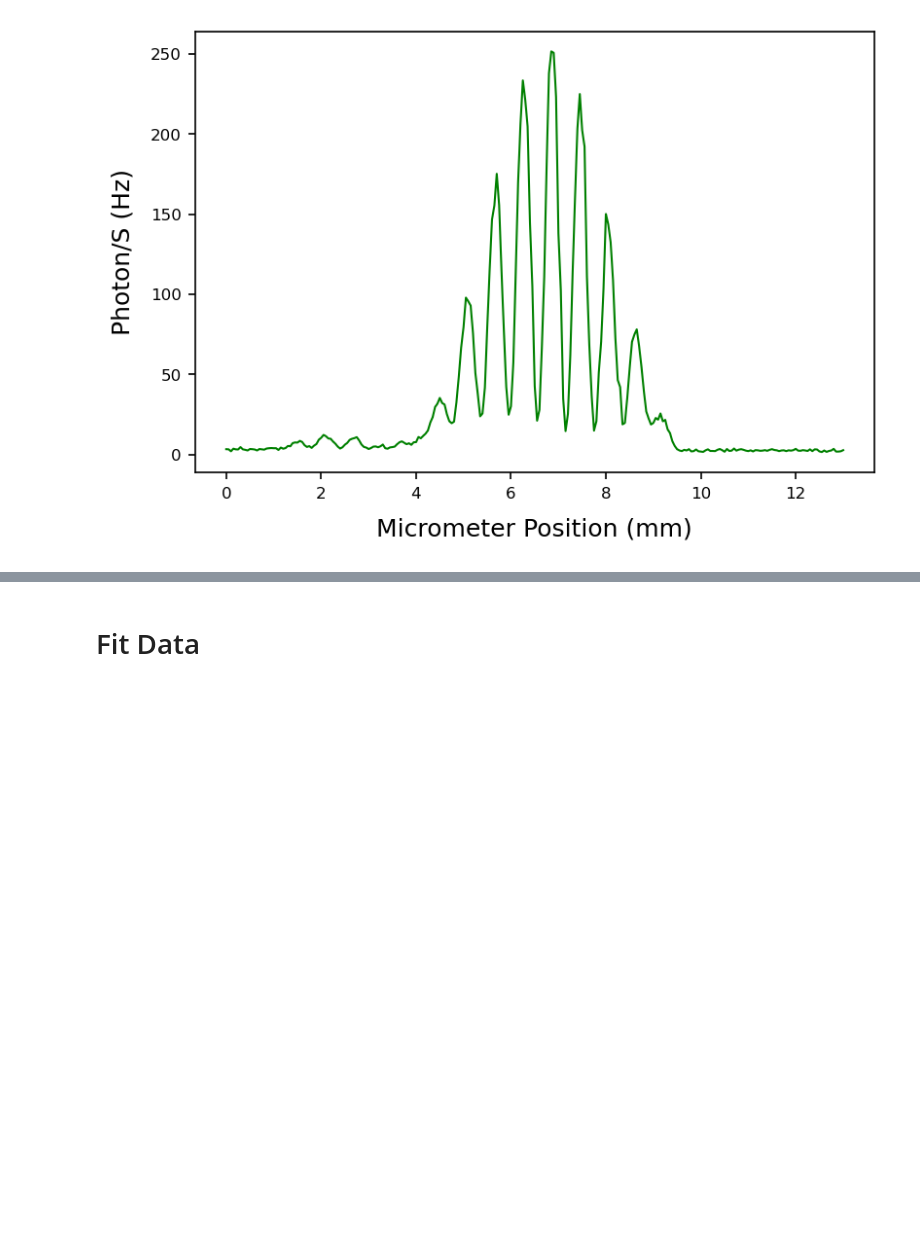
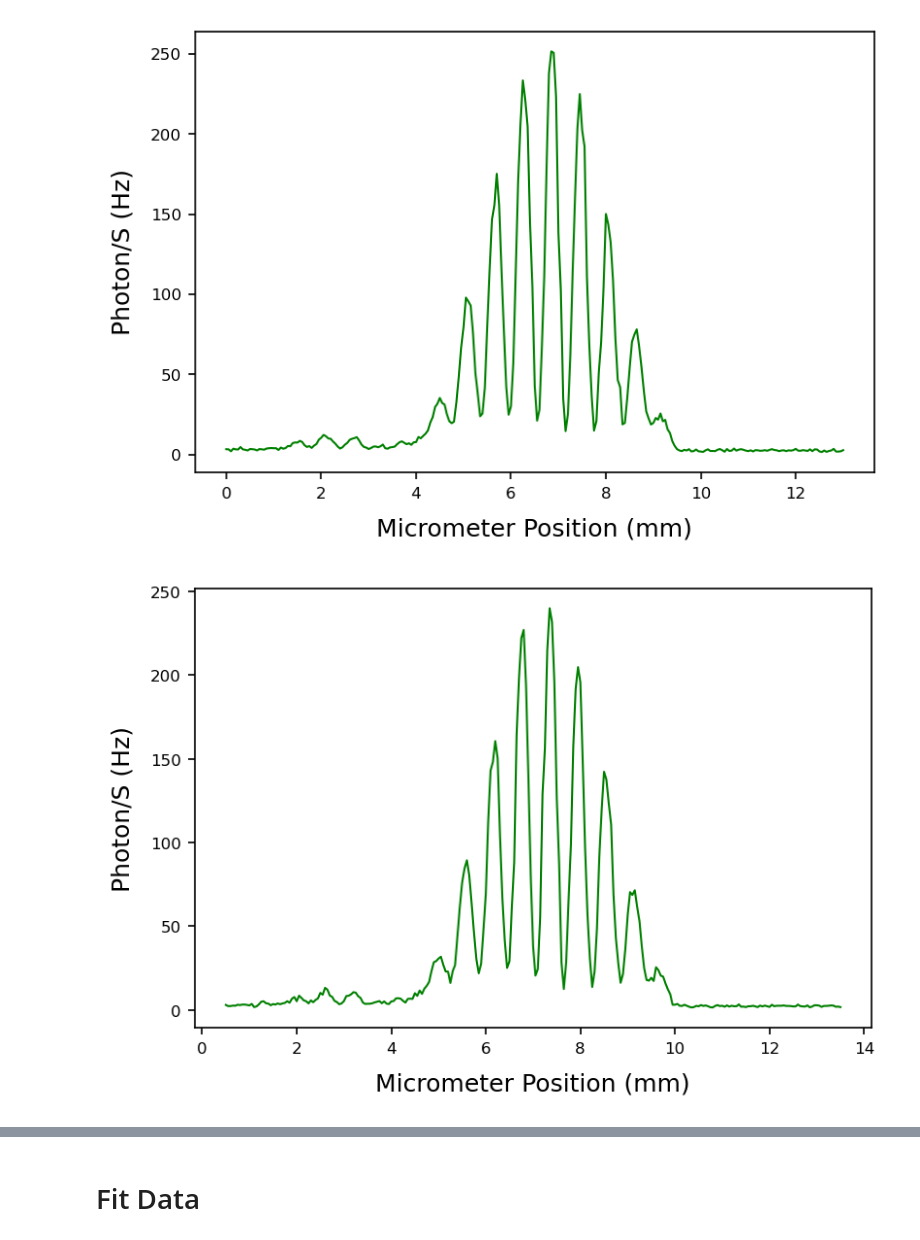
Before and after one commit to parallax-xallaraq/PHSX616, a Jupyter notebook: Lab1 - Two Slit Interference/Code/dataAnalysis1.ipynb, the cells around one changed output, grey strips where cells are left out. Cells and saved outputs as stored; diff of their text form; code cells hidden in the pictures; blank space fills up the shorter version.

Commit message:
add multiline plots

```diff
--- a/Lab1 - Two Slit Interference/Code/dataAnalysis1.ipynb
+++ b/Lab1 - Two Slit Interference/Code/dataAnalysis1.ipynb
@@ -108,3 +111,14 @@ PlotXY(
 )
 # %% [output]
 [figure]
+# %%
+PlotXY(
+    x = tables['Bulb 2s t2']['Micrometer Position (mm)'],
+    y = tables['Bulb 2s t2']['Photon/S (Hz)'],
+    xlab = 'Micrometer Position (mm)',
+    ylab = 'Photon/S (Hz)',
+    color = colors['Bulb'],
+    fileName = 'Bulb2st2.png'
+)
+# %% [output]
+[figure, added]
```
Also changed, not shown: parts of 8 cells of this notebook, 2 other files.
